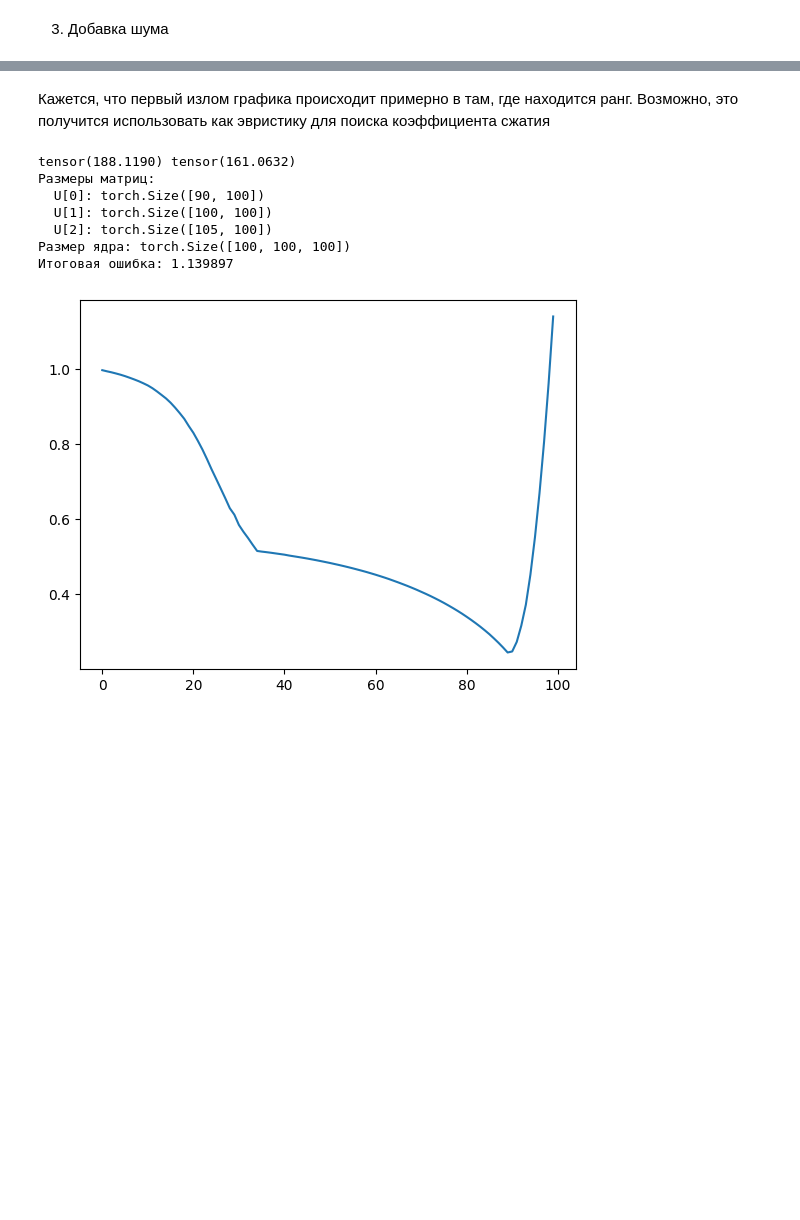
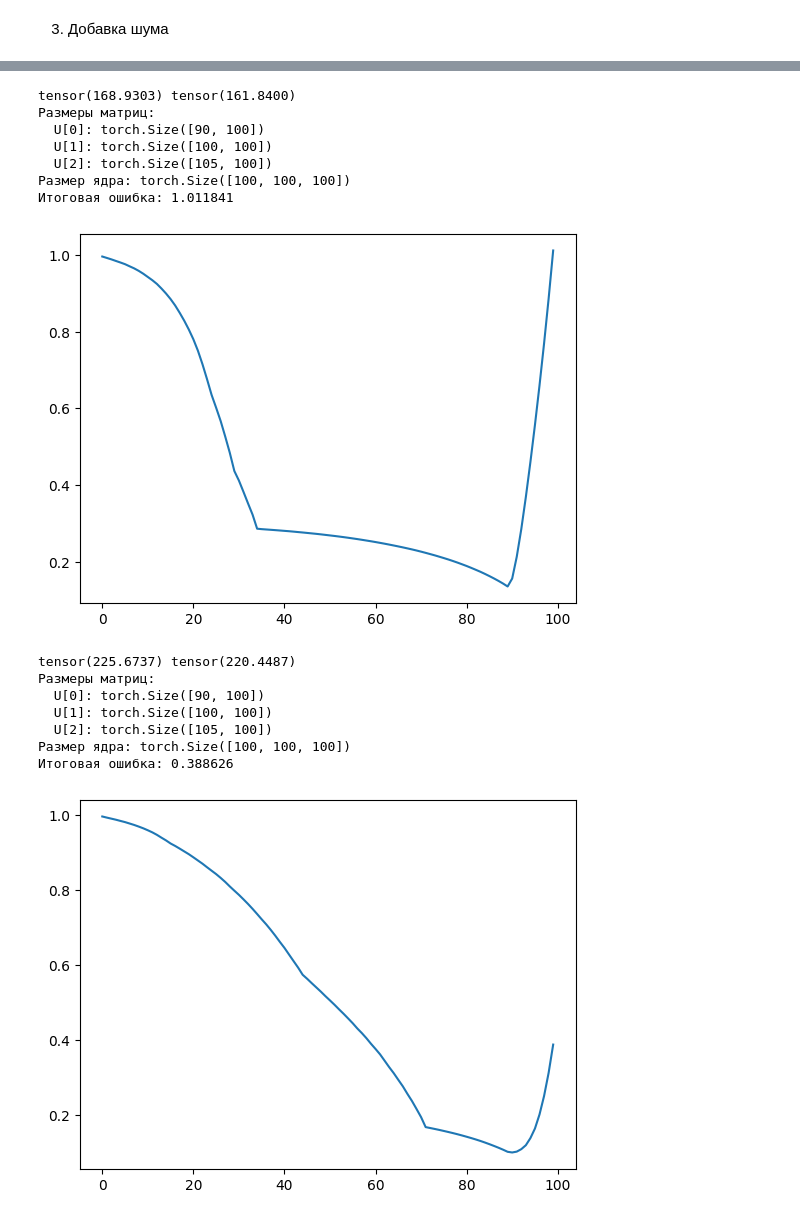
Before and after one commit to leostre/tensor-decompositions, a Jupyter notebook: experiments/gta.ipynb, the cells around one changed output, grey strips where cells are left out. Saved outputs shown, nothing was run; the diff lists cells and outputs as text; code cells hidden in the pictures; blank space fills up the shorter version.

Commit message:
added gta for matrix and experiments

```diff
--- a/experiments/gta.ipynb
+++ b/experiments/gta.ipynb
@@ -290,11 +321,9 @@ tensor(191.7010) tensor(165.1372)
-# %% [markdown]
-Кажется, что первый излом графика происходит примерно в там, где находится ранг. Возможно, это получится использовать как эвристику для поиска коэффициента сжатия
 # %%
 tensor_shape = (90, 100, 105)
 tucker_rank = (35, 30, 25)
 B_, _, __, = generate_low_tucker_rank_tensor(tensor_shape, tucker_rank)
 
-B = B_ + 0.1 * torch.randn_like(B_)
+B = B_ + 0.05 * torch.randn_like(B_)
 print(torch.norm(B), torch.norm(B_))
 
 factor_matrices, core_tensor, final_rank, errors = gta(B, max_rank=100, max_iter_als=100, error_tol=0.01)
@@ -314,11 +343,44 @@ x = list(range(0, len(errors[:100])))
 plt.plot(x, errors[:100])
 plt.show()
 # %% [output]
-tensor(188.1190) tensor(161.0632)
+tensor(168.9303) tensor(161.8400)
 Размеры матриц:
   U[0]: torch.Size([90, 100])
   U[1]: torch.Size([100, 100])
   U[2]: torch.Size([105, 100])
 Размер ядра: torch.Size([100, 100, 100])
-Итоговая ошибка: 1.139897
+Итоговая ошибка: 1.011841
-[figure, old version]
+[figure, new version]
+# %%
+tensor_shape = (90, 100, 105)
+tucker_rank = (45, 15, 72)
+B_, _, __, = generate_low_tucker_rank_tensor(tensor_shape, tucker_rank)
+
+B = B_ + 0.05 * torch.randn_like(B_)
+print(torch.norm(B), torch.norm(B_))
+
+factor_matrices, core_tensor, final_rank, errors = gta(B, max_rank=100, max_iter_als=100, error_tol=0.01)
+
+
+print("Размеры матриц:")
+for i, u_matrix in enumerate(factor_matrices):
+    print(f"  U[{i}]: {u_matrix.shape}")
+print(f"Размер ядра: {core_tensor.shape}")
+
+reconstructed_B = multi_mode_dot(core_tensor, factor_matrices)
+final_error_check = torch.norm(B - reconstructed_B) / torch.norm(B)
+print(f"Итоговая ошибка: {final_error_check.item():.6f}")
+
+
+x = list(range(0, len(errors[:100])))
+plt.plot(x, errors[:100])
+plt.show()
+# %% [output]
+tensor(225.6737) tensor(220.4487)
+Размеры матриц:
+  U[0]: torch.Size([90, 100])
+  U[1]: torch.Size([100, 100])
+  U[2]: torch.Size([105, 100])
+Размер ядра: torch.Size([100, 100, 100])
+Итоговая ошибка: 0.388626
+[figure, added]
```
Also changed, not shown: parts of 21 cells of this notebook.
